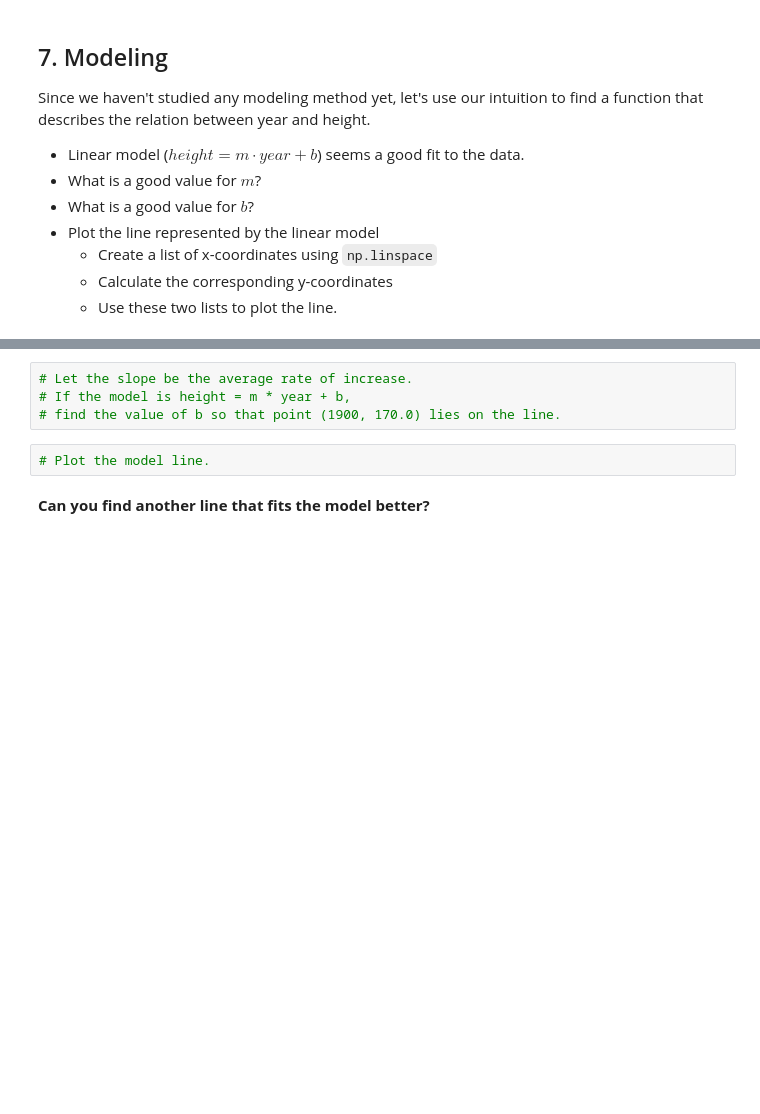
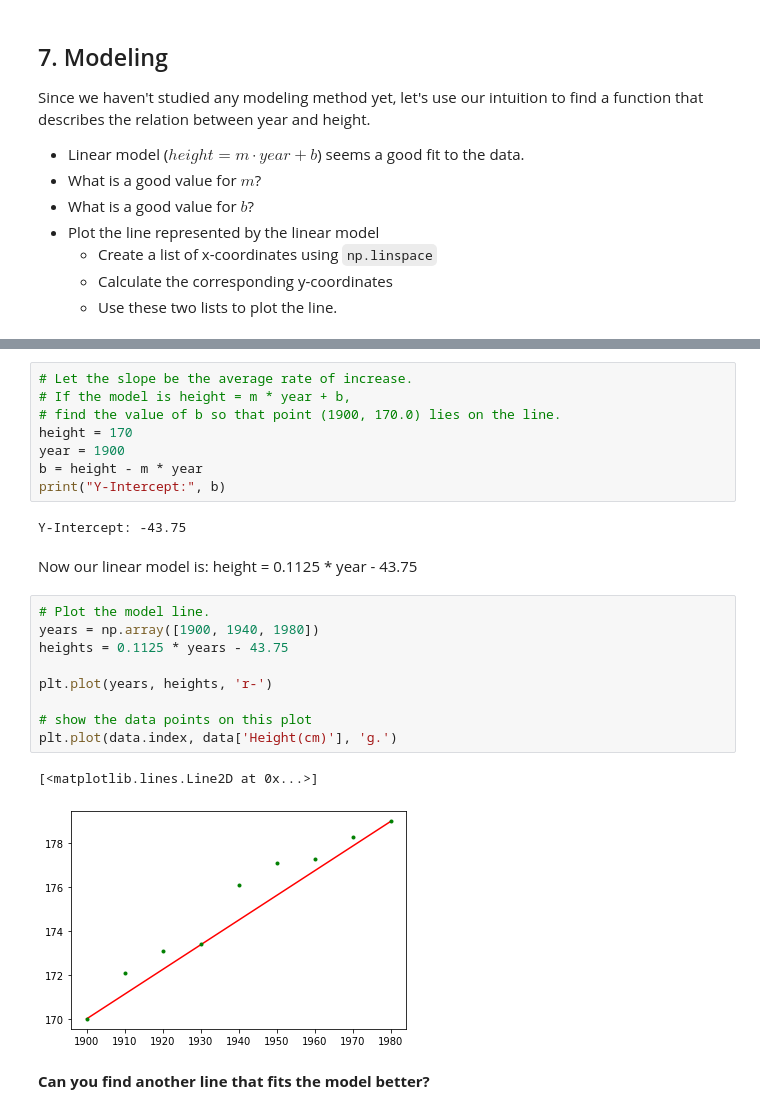
Before and after one commit to ch00226855/CMP414765Spring2021, a Jupyter notebook: Week02_FirstExample.ipynb, the cells around one changed output, grey strips where cells are left out. Drawn from its saved outputs; the diff is of its cells as text; blank space fills up the shorter version.

```diff
--- a/Week02_FirstExample.ipynb
+++ b/Week02_FirstExample.ipynb
@@ -279,7 +302,25 @@ Since we haven't studied any modeling method yet, let's use our intuition to fin
 # Let the slope be the average rate of increase.
 # If the model is height = m * year + b,
 # find the value of b so that point (1900, 170.0) lies on the line.
+height = 170
+year = 1900
+b = height - m * year
+print("Y-Intercept:", b)
+# %% [output]
+Y-Intercept: -43.75
-# %%
-# Plot the model line.
+# %% [markdown]
+Now our linear model is: height = 0.1125 * year - 43.75
+# %%
+# Plot the model line.
+years = np.array([1900, 1940, 1980])
+heights = 0.1125 * years - 43.75
+
+plt.plot(years, heights, 'r-')
+
+# show the data points on this plot
+plt.plot(data.index, data['Height(cm)'], 'g.')
+# %% [output]
+[<matplotlib.lines.Line2D at 0x...>]
+[figure, added]
 # %% [markdown]
 **Can you find another line that fits the model better?**
```
Also changed, not shown: parts of 12 cells of this notebook.
